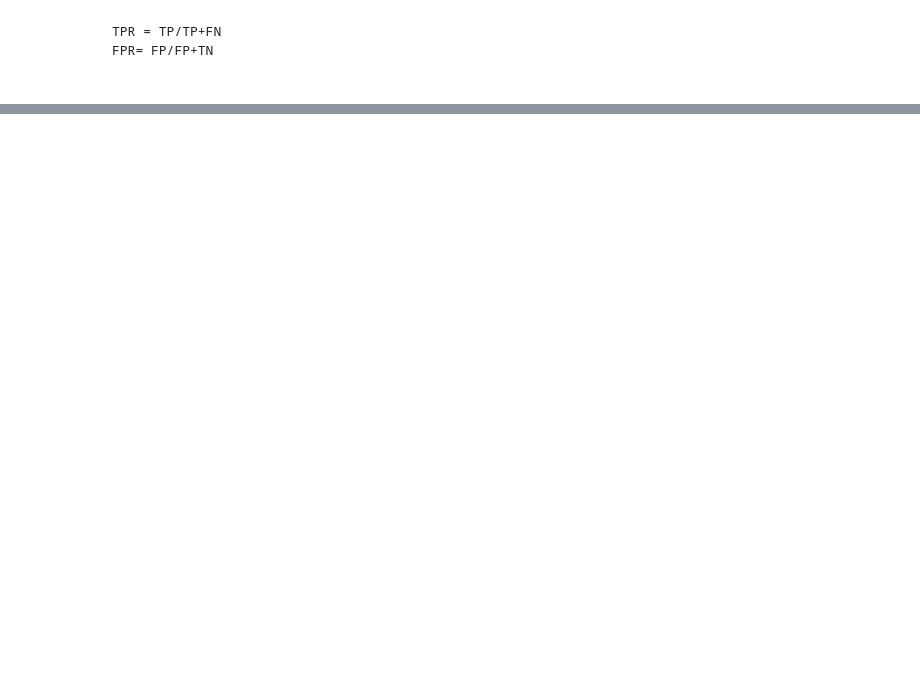
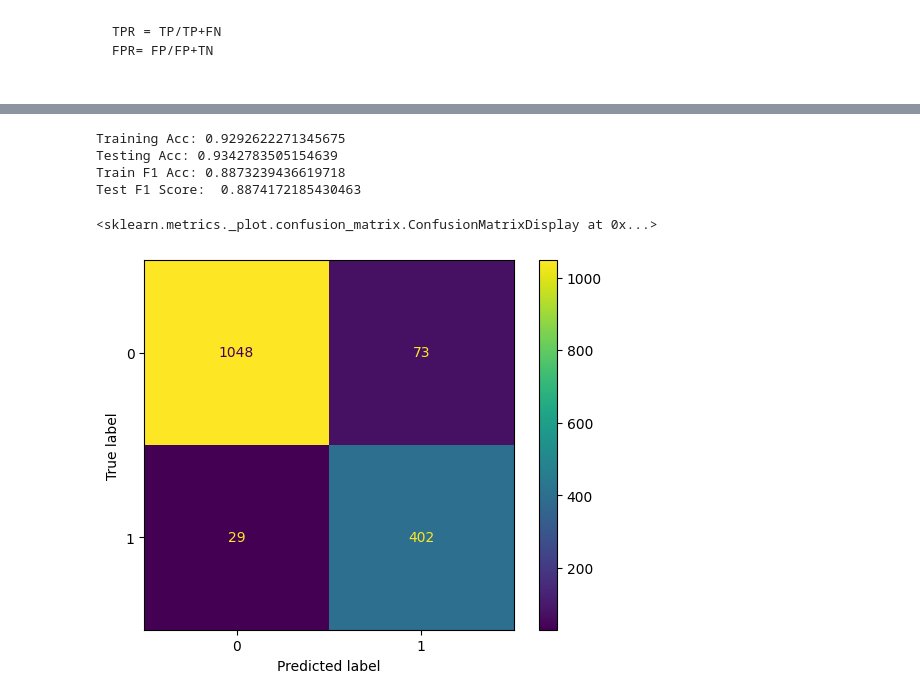
Before and after one commit to SachinScaler/IntroToML-NN_Dec23, a Jupyter notebook: CM_Continued_and_Data_Balancing.ipynb, the cells around one changed output, grey strips where cells are left out. Drawn from its saved outputs; the diff is of its cells as text; code cells hidden in the pictures; blank space fills up the shorter version.

```diff
--- a/CM_Continued_and_Data_Balancing.ipynb
+++ b/CM_Continued_and_Data_Balancing.ipynb
@@ -148,0 +215,24 @@ FPR= FP/FP+TN
+# %%
+from sklearn.metrics import confusion_matrix, ConfusionMatrixDisplay
+
+model = LogisticRegression()
+
+model.fit(X_train,y_train)
+
+print("Training Acc:",model.score(X_train,y_train))
+print("Testing Acc:",model.score(X_test,y_test))
+
+y_pred_train=model.predict(X_train)
+print("Train F1 Acc:",f1_score(y_train,y_pred_train))
+y_pred_test=model.predict(X_test)
+print("Test F1 Score: ",f1_score(y_test,y_pred_test))
+
+conf_matrix = confusion_matrix(y_test, y_pred_test)
+ConfusionMatrixDisplay(conf_matrix).plot()
+# %% [output]
+Training Acc: 0.9292622271345675
+Testing Acc: 0.9342783505154639
+Train F1 Acc: 0.8873239436619718
+Test F1 Score:  0.8874172185430463
+<sklearn.metrics._plot.confusion_matrix.ConfusionMatrixDisplay at 0x...>
+[figure, added]
```
Also changed, not shown: parts of 33 cells of this notebook.
